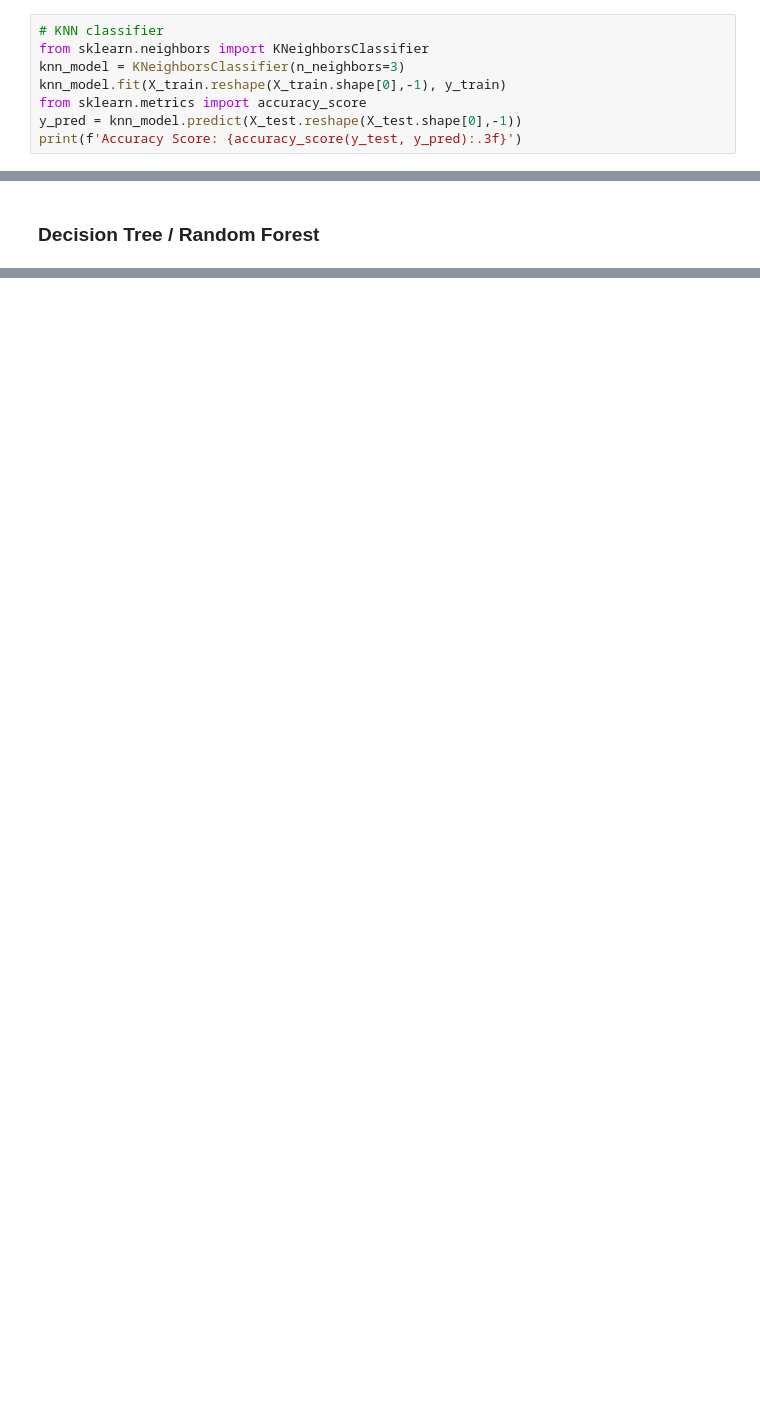
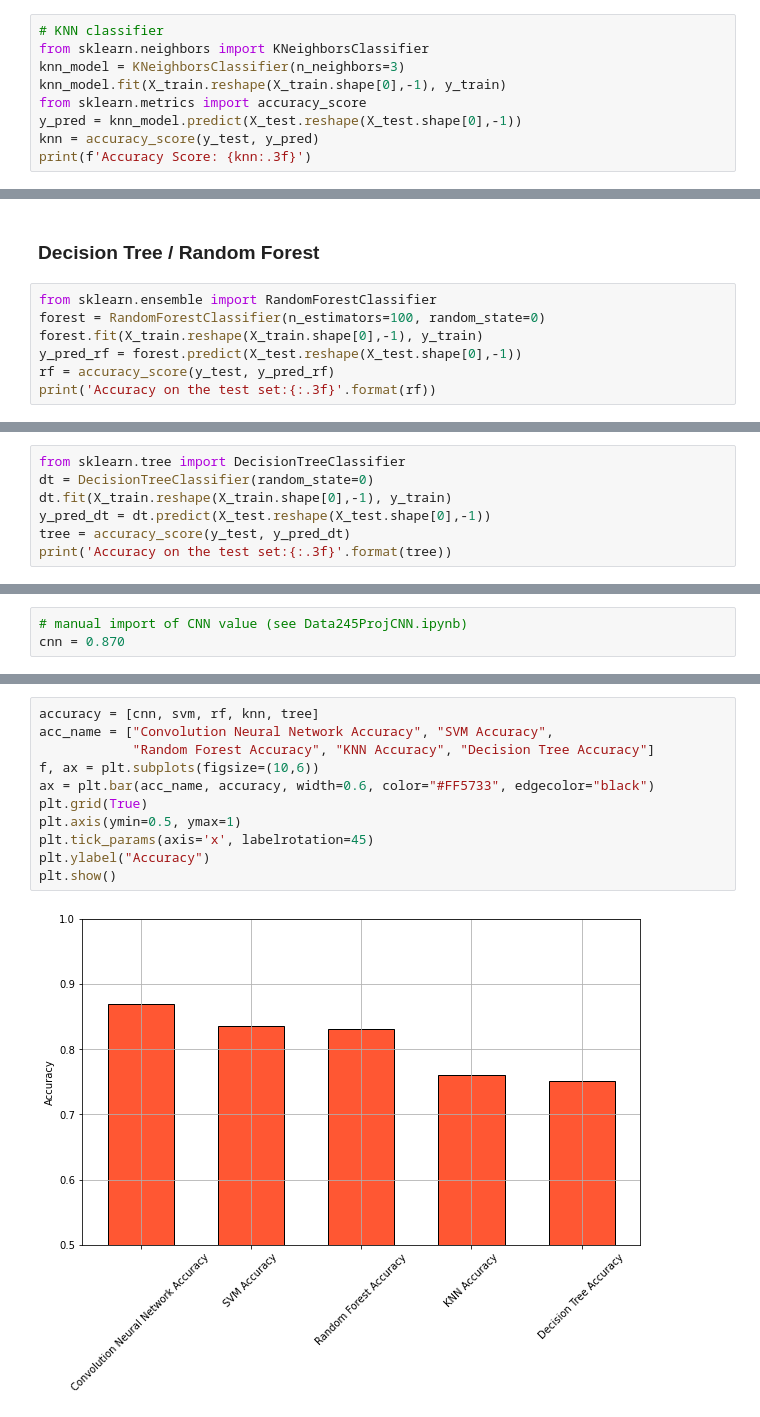
Before and after one commit to jrgosalvez/validatingSkinCancerImageClassificationModels, a Jupyter notebook: 245_Project_Code.ipynb, the cells around one changed output, grey strips where cells are left out. Drawn from its saved outputs; the diff is of its cells as text; blank space fills up the shorter version.

Commit message:
trees added and comparison viz

```diff
--- a/245_Project_Code.ipynb
+++ b/245_Project_Code.ipynb
@@ -174,7 +175,8 @@ knn_model = KNeighborsClassifier(n_neighbors=3)
 knn_model.fit(X_train.reshape(X_train.shape[0],-1), y_train)
 from sklearn.metrics import accuracy_score
 y_pred = knn_model.predict(X_test.reshape(X_test.shape[0],-1))
-print(f'Accuracy Score: {accuracy_score(y_test, y_pred):.3f}')
+knn = accuracy_score(y_test, y_pred)
+print(f'Accuracy Score: {knn:.3f}')
 # %% [output]
 Accuracy Score: 0.761
 # %%
@@ -241,2 +243,9 @@ weighted avg       0.77      0.76      0.76       660
 # %% [markdown]
 ### Decision Tree / Random Forest
+# %%
+from sklearn.ensemble import RandomForestClassifier
+forest = RandomForestClassifier(n_estimators=100, random_state=0)
+forest.fit(X_train.reshape(X_train.shape[0],-1), y_train)
+y_pred_rf = forest.predict(X_test.reshape(X_test.shape[0],-1))
+rf = accuracy_score(y_test, y_pred_rf)
+print('Accuracy on the test set:{:.3f}'.format(rf))
@@ -242,0 +254,7 @@ weighted avg       0.77      0.76      0.76       660
+# %%
+from sklearn.tree import DecisionTreeClassifier
+dt = DecisionTreeClassifier(random_state=0)
+dt.fit(X_train.reshape(X_train.shape[0],-1), y_train)
+y_pred_dt = dt.predict(X_test.reshape(X_test.shape[0],-1))
+tree = accuracy_score(y_test, y_pred_dt)
+print('Accuracy on the test set:{:.3f}'.format(tree))
@@ -242,0 +265,3 @@ weighted avg       0.77      0.76      0.76       660
+# %%
+# manual import of CNN value (see Data245ProjCNN.ipynb)
+cnn = 0.870
@@ -242,0 +280,13 @@ weighted avg       0.77      0.76      0.76       660
+# %%
+accuracy = [cnn, svm, rf, knn, tree]
+acc_name = ["Convolution Neural Network Accuracy", "SVM Accuracy",
+            "Random Forest Accuracy", "KNN Accuracy", "Decision Tree Accuracy"]
+f, ax = plt.subplots(figsize=(10,6))
+ax = plt.bar(acc_name, accuracy, width=0.6, color="#FF5733", edgecolor="black")
+plt.grid(True)
+plt.axis(ymin=0.5, ymax=1)
+plt.tick_params(axis='x', labelrotation=45)
+plt.ylabel("Accuracy")
+plt.show()
+# %% [output]
+[figure, added]
```
Also changed, not shown: parts of 9 cells of this notebook, 1 other file.
